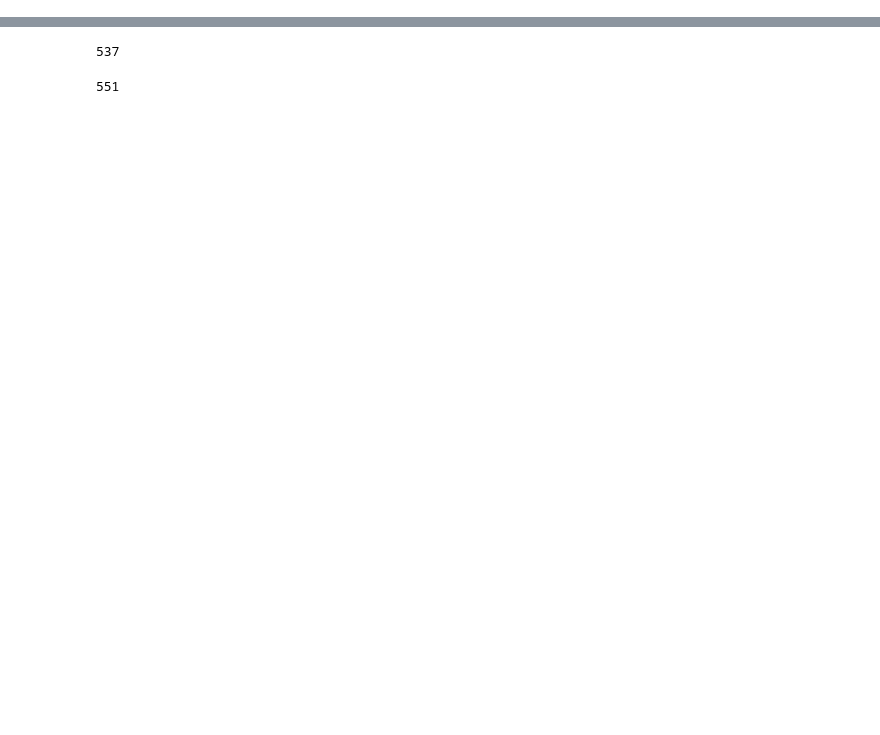
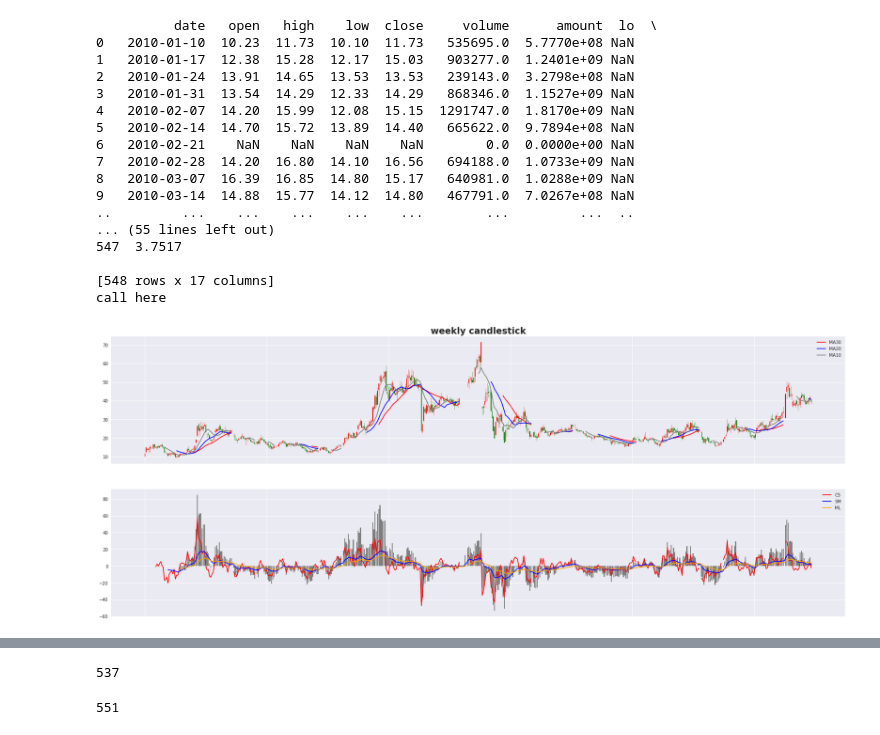
Before and after one commit to mildone/strategy, a Jupyter notebook: Untitled.ipynb, the cells around one changed output, grey strips where cells are left out. Drawn from its saved outputs; the diff is of its cells as text; code cells hidden in the pictures; blank space fills up the shorter version.

```diff
--- a/Untitled.ipynb
+++ b/Untitled.ipynb
@@ -170,2 +12,2 @@ date       code
 # %%
-test = QA.QA_fetch_stock_day_adv('000977','2017-01-01','2020-06-22').data
+sample = QA.QA_fetch_stock_day_adv('000977','2019-01-01','2020-07-01').data
@@ -185,0 +534,27 @@ test[-1:]
+# %%
+test = QA.QA_fetch_stock_day_adv('000977','2010-01-01','2020-07-01').data
+wk = wds(test,duration='W')
+
+
+divergence(wk)
+print(wk)
+Plot(wk)
+# %% [output]
+          date   open   high    low  close     volume      amount  lo  \
+0   2010-01-10  10.23  11.73  10.10  11.73   535695.0  5.7770e+08 NaN
+1   2010-01-17  12.38  15.28  12.17  15.03   903277.0  1.2401e+09 NaN
+2   2010-01-24  13.91  14.65  13.53  13.53   239143.0  3.2798e+08 NaN
+3   2010-01-31  13.54  14.29  12.33  14.29   868346.0  1.1527e+09 NaN
+4   2010-02-07  14.20  15.99  12.08  15.15  1291747.0  1.8170e+09 NaN
+5   2010-02-14  14.70  15.72  13.89  14.40   665622.0  9.7894e+08 NaN
+6   2010-02-21    NaN    NaN    NaN    NaN        0.0  0.0000e+00 NaN
+7   2010-02-28  14.20  16.80  14.10  16.56   694188.0  1.0733e+09 NaN
+8   2010-03-07  16.39  16.85  14.80  15.17   640981.0  1.0288e+09 NaN
+9   2010-03-14  14.88  15.77  14.12  14.80   467791.0  7.0267e+08 NaN
+..         ...    ...    ...    ...    ...        ...         ...  ..
+... (55 lines left out)
+547  3.7517
+
+[548 rows x 17 columns]
+call here
+[figure, added]
```
Also changed, not shown: parts of 10 cells of this notebook, 3 other files.
